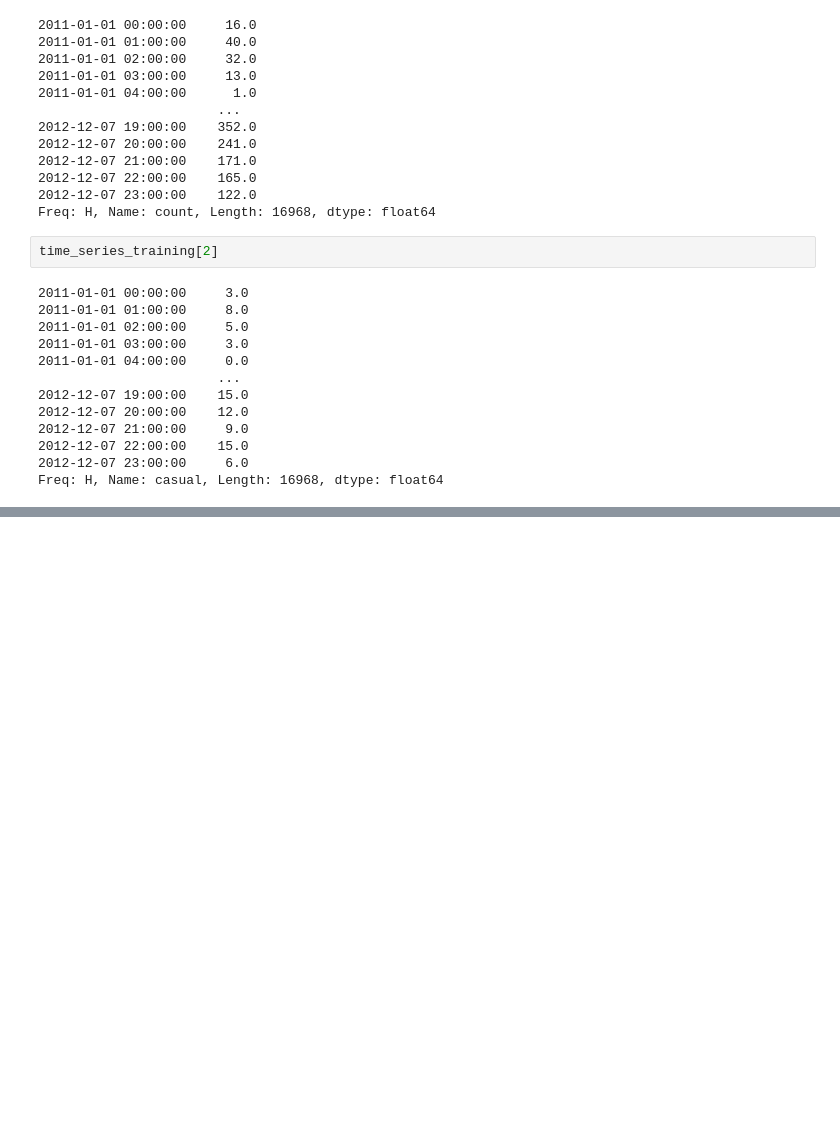
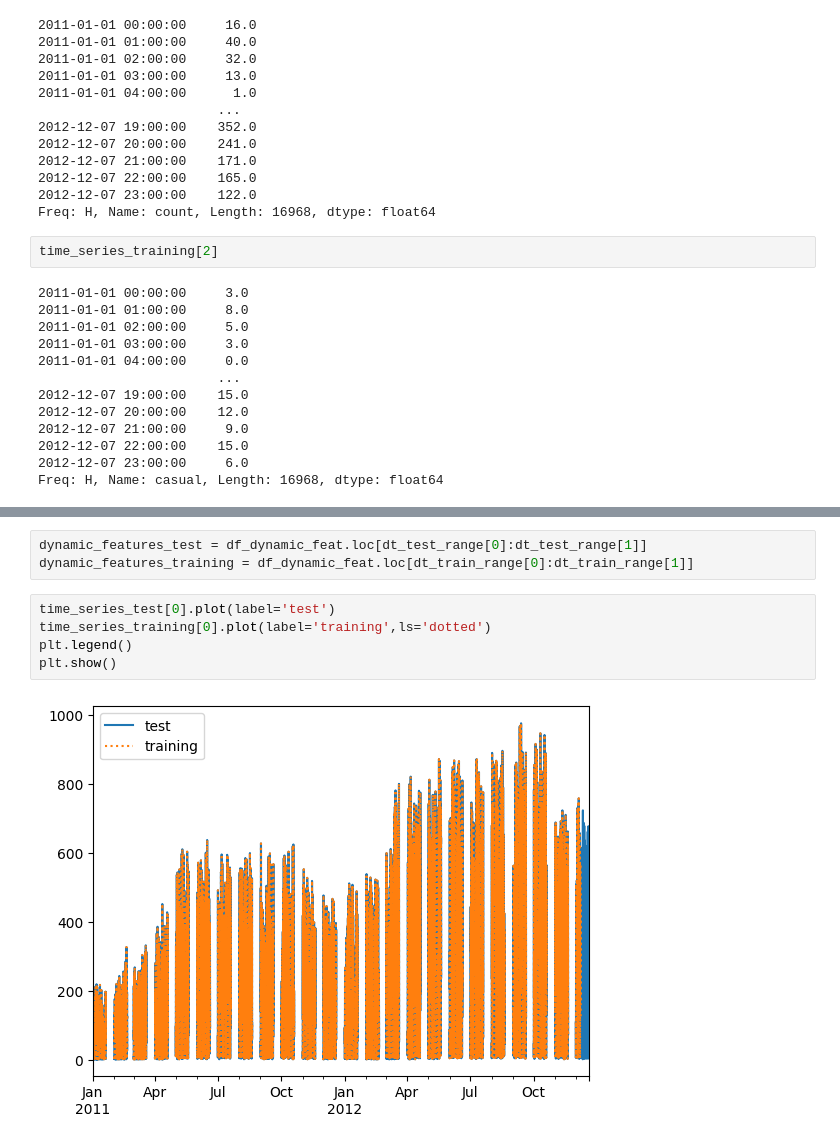
Before and after one commit to saravanankrishnarajan/SageMaker, a Jupyter notebook: DeepAR/BikeRental/deepar_biketrain_data_preparation_dynamic_feat.ipynb, the cells around one changed output, grey strips where cells are left out. Drawn from its saved outputs; the diff is of its cells as text; blank space fills up the shorter version.

Commit message:
deep AR bike rental data prepartion with dynamic features completed

```diff
--- a/DeepAR/BikeRental/deepar_biketrain_data_preparation_dynamic_feat.ipynb
+++ b/DeepAR/BikeRental/deepar_biketrain_data_preparation_dynamic_feat.ipynb
@@ -534,0 +555,10 @@ Freq: H, Name: casual, Length: 16968, dtype: float64
+# %%
+dynamic_features_test = df_dynamic_feat.loc[dt_test_range[0]:dt_test_range[1]]
+dynamic_features_training = df_dynamic_feat.loc[dt_train_range[0]:dt_train_range[1]]
+# %%
+time_series_test[0].plot(label='test')
+time_series_training[0].plot(label='training',ls='dotted')
+plt.legend()
+plt.show()
+# %% [output]
+[figure, added]
```
Also changed, not shown: parts of 12 cells of this notebook, 3 other files.
